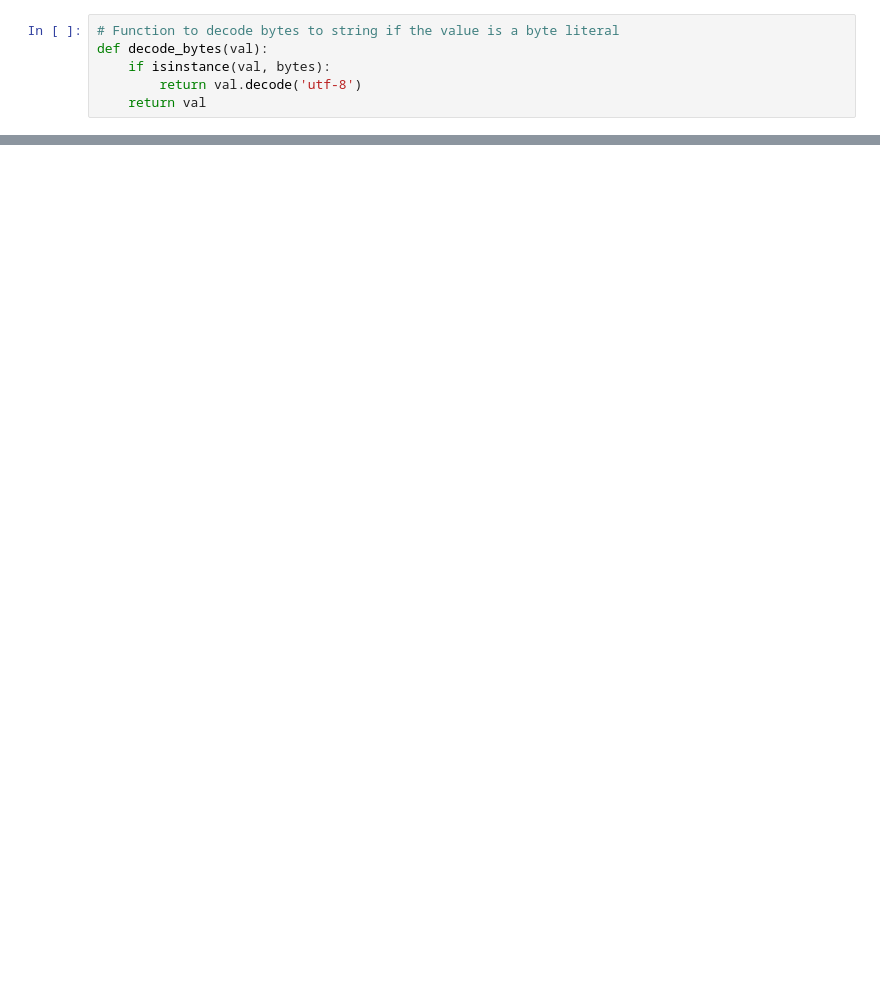
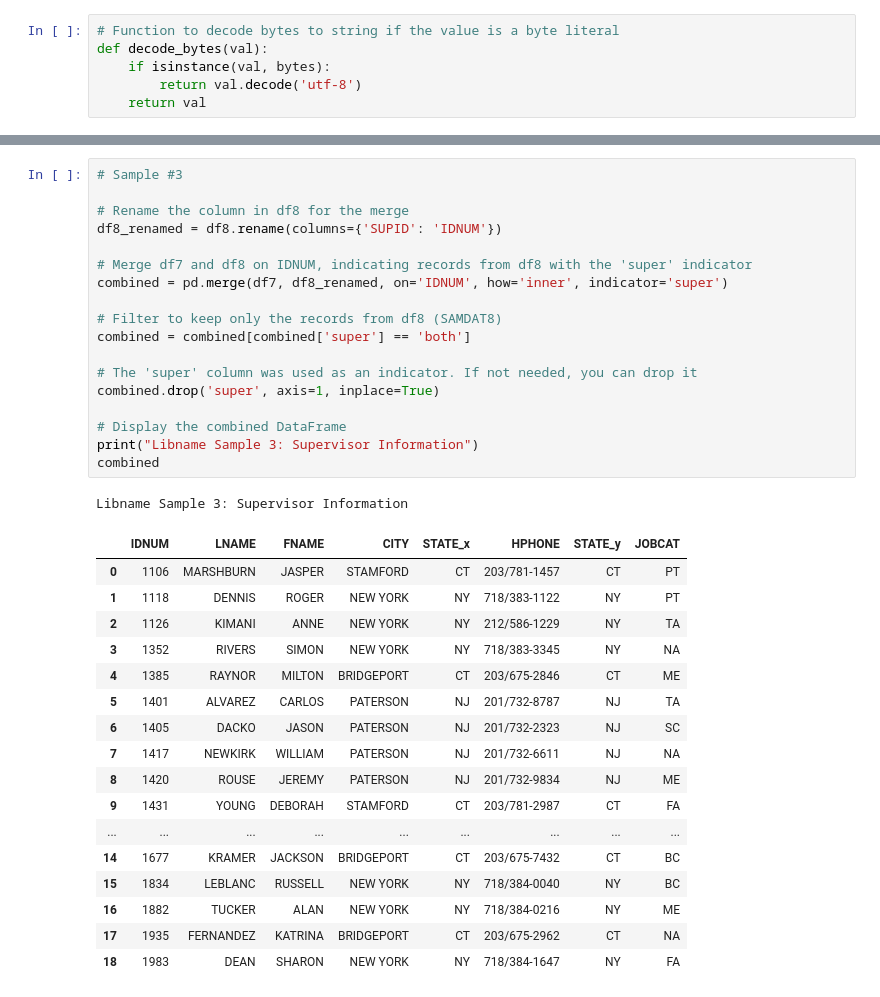
Before and after one commit to sassoftware/sas-access-samples, a Jupyter notebook: SAS Foundation/readparquettest.ipynb, the cells around one changed output, grey strips where cells are left out. Saved outputs shown, nothing was run; the diff lists cells and outputs as text; blank space fills up the shorter version.

```diff
--- a/SAS Foundation/readparquettest.ipynb
+++ b/SAS Foundation/readparquettest.ipynb
@@ -108,0 +97,37 @@ dfs[0].head(2)
+# %%
+# Sample #3
+
+# Rename the column in df8 for the merge
+df8_renamed = df8.rename(columns={'SUPID': 'IDNUM'})
+
+# Merge df7 and df8 on IDNUM, indicating records from df8 with the 'super' indicator
+combined = pd.merge(df7, df8_renamed, on='IDNUM', how='inner', indicator='super')
+
+# Filter to keep only the records from df8 (SAMDAT8)
+combined = combined[combined['super'] == 'both']
+
+# The 'super' column was used as an indicator. If not needed, you can drop it
+combined.drop('super', axis=1, inplace=True)
+
+# Display the combined DataFrame
+print("Libname Sample 3: Supervisor Information")
+combined
+# %% [output]
+Libname Sample 3: Supervisor Information
+|  | IDNUM | LNAME | FNAME | CITY | STATE_x | HPHONE | STATE_y | JOBCAT |
+| 0 | 1106 | MARSHBURN | JASPER | STAMFORD | CT | 203/781-1457 | CT | PT |
+| 1 | 1118 | DENNIS | ROGER | NEW YORK | NY | 718/383-1122 | NY | PT |
+| 2 | 1126 | KIMANI | ANNE | NEW YORK | NY | 212/586-1229 | NY | TA |
+| 3 | 1352 | RIVERS | SIMON | NEW YORK | NY | 718/383-3345 | NY | NA |
+| 4 | 1385 | RAYNOR | MILTON | BRIDGEPORT | CT | 203/675-2846 | CT | ME |
+| 5 | 1401 | ALVAREZ | CARLOS | PATERSON | NJ | 201/732-8787 | NJ | TA |
+| 6 | 1405 | DACKO | JASON | PATERSON | NJ | 201/732-2323 | NJ | SC |
+| 7 | 1417 | NEWKIRK | WILLIAM | PATERSON | NJ | 201/732-6611 | NJ | NA |
+| 8 | 1420 | ROUSE | JEREMY | PATERSON | NJ | 201/732-9834 | NJ | ME |
+| 9 | 1431 | YOUNG | DEBORAH | STAMFORD | CT | 203/781-2987 | CT | FA |
+| ... | ... | ... | ... | ... | ... | ... | ... | ... |
+| 14 | 1677 | KRAMER | JACKSON | BRIDGEPORT | CT | 203/675-7432 | CT | BC |
+| 15 | 1834 | LEBLANC | RUSSELL | NEW YORK | NY | 718/384-0040 | NY | BC |
+| 16 | 1882 | TUCKER | ALAN | NEW YORK | NY | 718/384-0216 | NY | ME |
+| 17 | 1935 | FERNANDEZ | KATRINA | BRIDGEPORT | CT | 203/675-2962 | CT | NA |
+| 18 | 1983 | DEAN | SHARON | NEW YORK | NY | 718/384-1647 | NY | FA |
```
Also changed, not shown: parts of 54 cells of this notebook, 3 other files.
